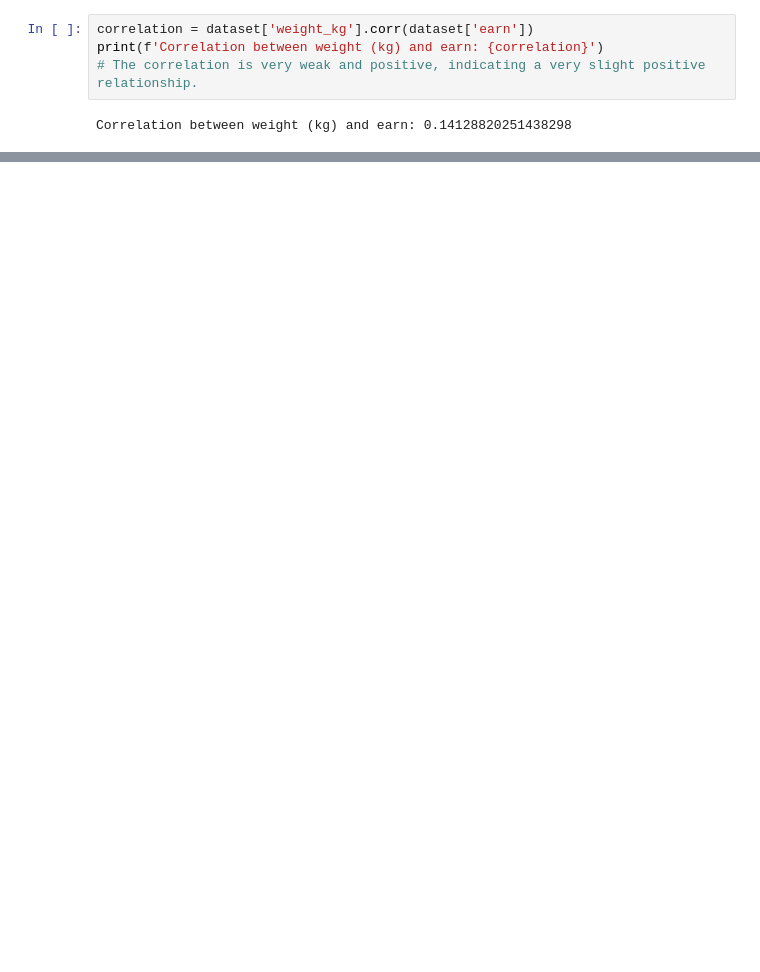
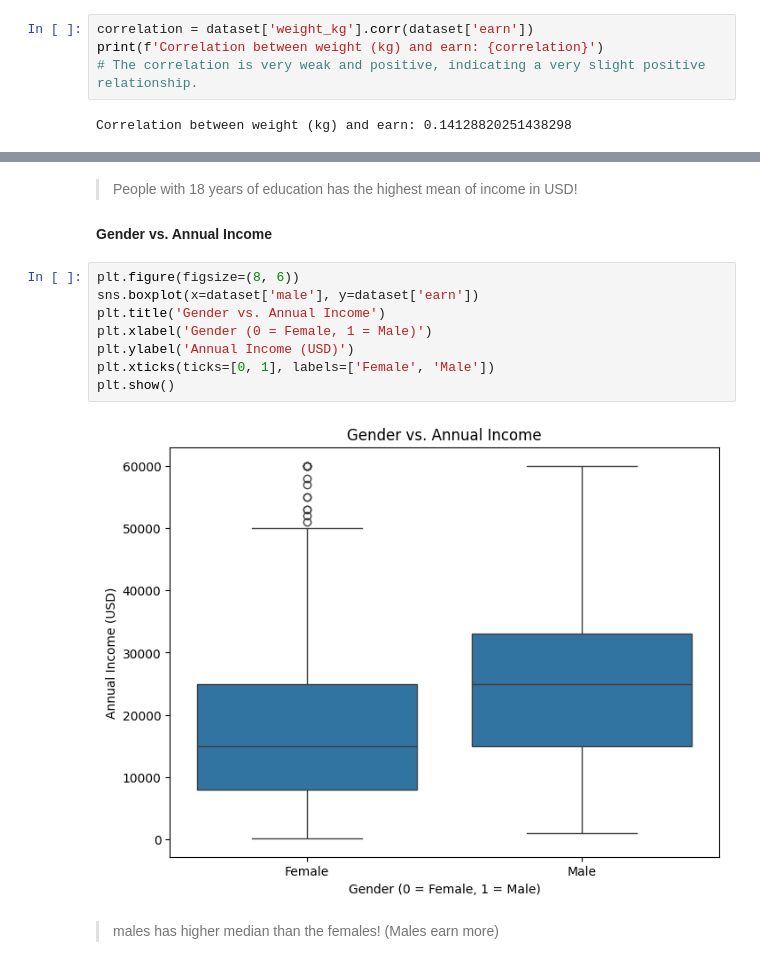
Before and after one commit to Darknight47/Data-Science-Project-01, a Jupyter notebook: linear_regression_with_interactioneffects.ipynb, the cells around one changed output, grey strips where cells are left out. Drawn from its saved outputs; the diff is of its cells as text; blank space fills up the shorter version.

```diff
--- a/linear_regression_with_interactioneffects.ipynb
+++ b/linear_regression_with_interactioneffects.ipynb
@@ -350,0 +370,16 @@ Correlation between weight (kg) and earn: 0.14128820251438298
+# %% [markdown]
+> People with 18 years of education has the highest mean of income in USD!
+
+#### Gender vs. Annual Income
+# %%
+plt.figure(figsize=(8, 6))
+sns.boxplot(x=dataset['male'], y=dataset['earn'])
+plt.title('Gender vs. Annual Income')
+plt.xlabel('Gender (0 = Female, 1 = Male)')
+plt.ylabel('Annual Income (USD)')
+plt.xticks(ticks=[0, 1], labels=['Female', 'Male'])
+plt.show()
+# %% [output]
+[figure, added]
+# %% [markdown]
+> males has higher median than the females! (Males earn more)
```
Also changed, not shown: parts of 11 cells of this notebook.
